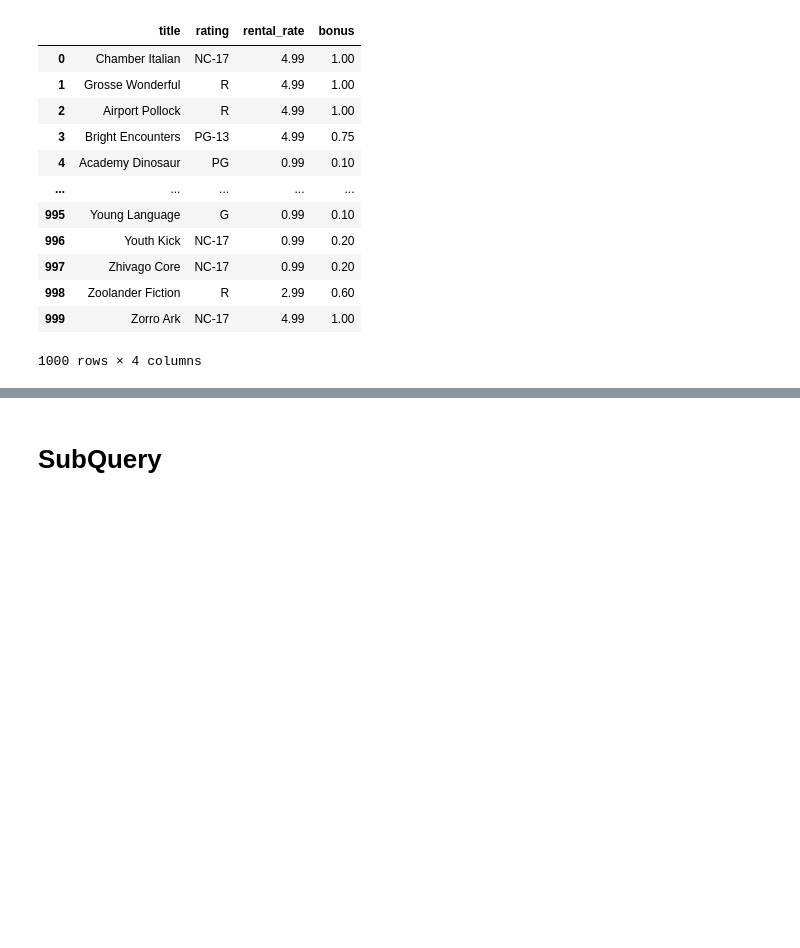
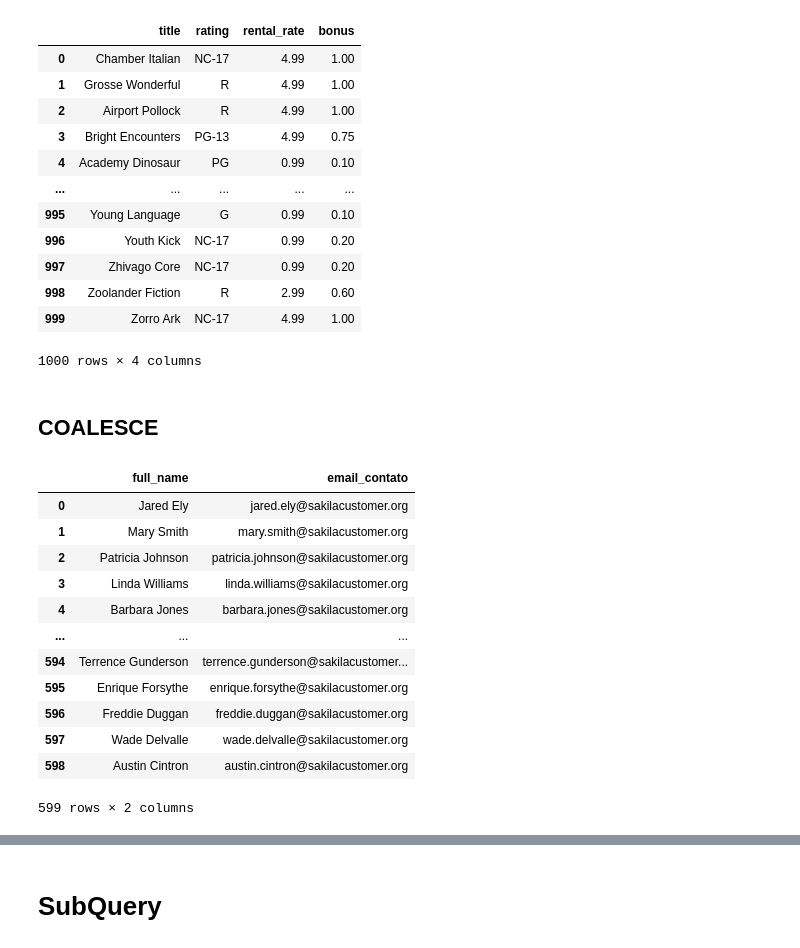
Before and after one commit to LRLeite/Data-Analytics, a Jupyter notebook: Explorando Dados com SQL/dvd_rental.ipynb, the cells around one changed output, grey strips where cells are left out. Cells and saved outputs as stored; diff of their text form; code cells hidden in the pictures; blank space fills up the shorter version.

```diff
--- a/Explorando Dados com SQL/dvd_rental.ipynb
+++ b/Explorando Dados com SQL/dvd_rental.ipynb
@@ -499,3 +499,31 @@ display(df_18)
 | 998 | Zoolander Fiction | R | 2.99 | 0.60 |
 | 999 | Zorro Ark | NC-17 | 4.99 | 1.00 |
 1000 rows × 4 columns
+# %% [markdown]
+## **COALESCE**
+# %%
+#Selecionar consumidores e seus respectivos e-mails e substituir os e-mails nulls por 'indisponivel'
+query_19 = """
+SELECT
+    first_name || ' ' || last_name AS full_name,
+    COALESCE(email, 'indisponivel') AS email_contato
+FROM
+    customer;
+"""
+
+df_19 = pd.read_sql_query(query_19, engine)
+display(df_19)
+# %% [output]
+|  | full_name | email_contato |
+| 0 | Jared Ely | jared.ely@sakilacustomer.org |
+| 1 | Mary Smith | mary.smith@sakilacustomer.org |
+| 2 | Patricia Johnson | patricia.johnson@sakilacustomer.org |
+| 3 | Linda Williams | linda.williams@sakilacustomer.org |
+| 4 | Barbara Jones | barbara.jones@sakilacustomer.org |
+| ... | ... | ... |
+| 594 | Terrence Gunderson | terrence.gunderson@sakilacustomer... |
+| 595 | Enrique Forsythe | enrique.forsythe@sakilacustomer.org |
+| 596 | Freddie Duggan | freddie.duggan@sakilacustomer.org |
+| 597 | Wade Delvalle | wade.delvalle@sakilacustomer.org |
+| 598 | Austin Cintron | austin.cintron@sakilacustomer.org |
+599 rows × 2 columns
```
Also changed, not shown: parts of 5 cells of this notebook.
